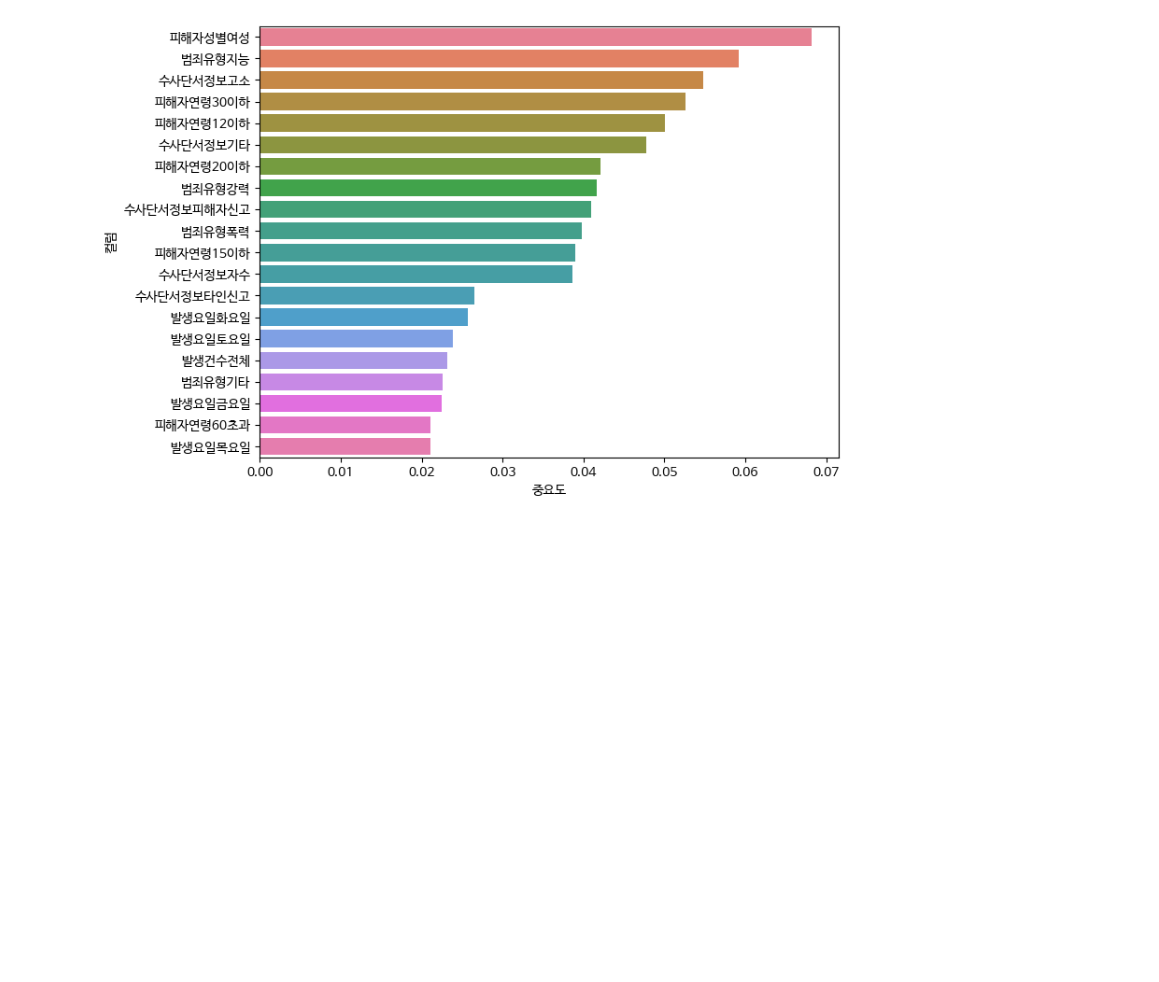
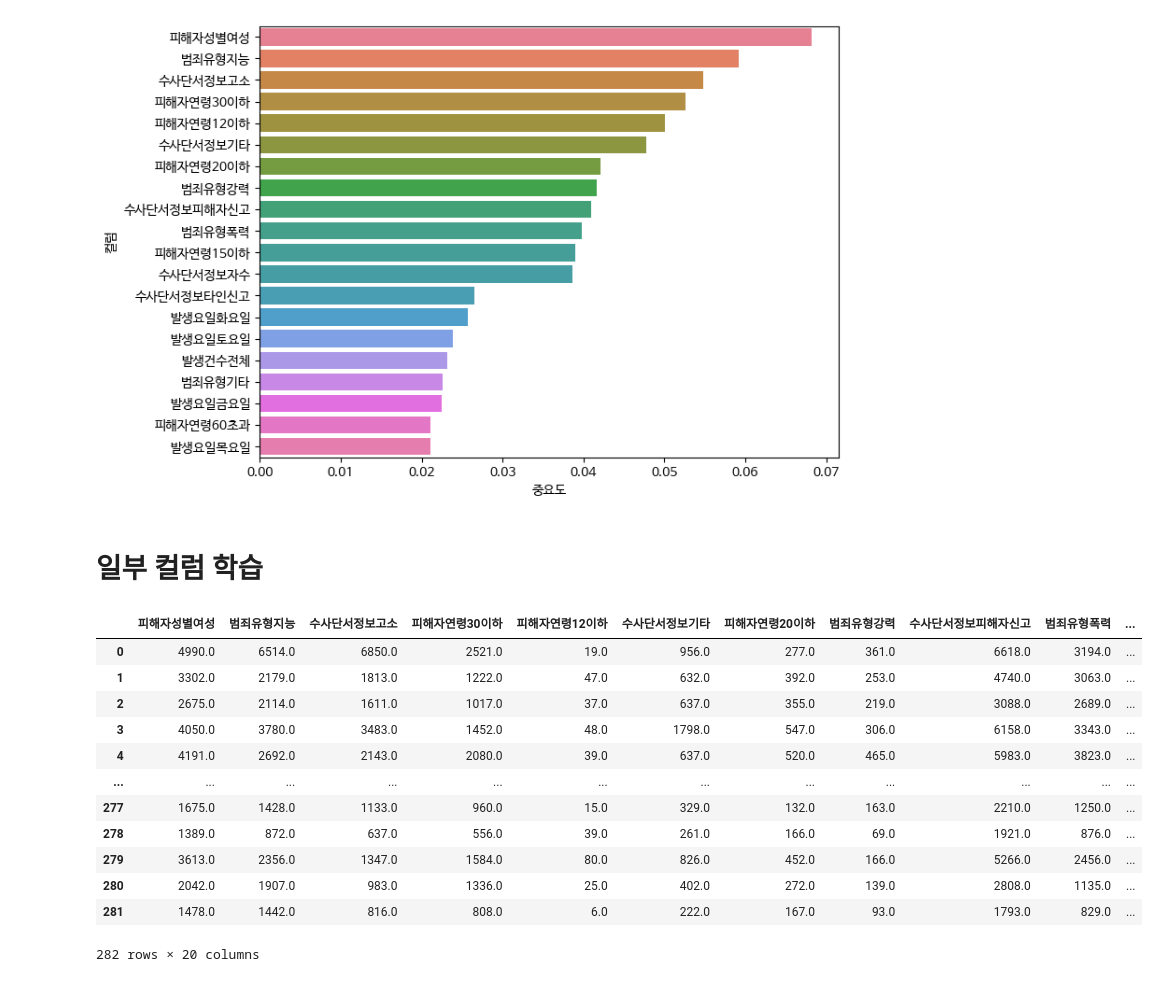
Before and after one commit to shinbad/small_project, a Jupyter notebook: AI_project.ipynb, the cells around one changed output. Cells and saved outputs as stored; diff of their text form; code cells hidden in the pictures; blank space fills up the shorter version.

```diff
--- a/AI_project.ipynb
+++ b/AI_project.ipynb
@@ -549,3 +573,21 @@ plt.rc('font', family='NanumBarunGothic')
 plt.show()
 # %% [output]
 [figure]
+# %% [markdown]
+# 일부 컬럼 학습
+# %%
+data[ftr_top.index]
+# %% [output]
+|  | 피해자성별여성 | 범죄유형지능 | 수사단서정보고소 | 피해자연령30이하 | 피해자연령12이하 | 수사단서정보기타 | 피해자연령20이하 | 범죄유형강력 | 수사단서정보피해자신고 | 범죄유형폭력 | ... |
+| 0 | 4990.0 | 6514.0 | 6850.0 | 2521.0 | 19.0 | 956.0 | 277.0 | 361.0 | 6618.0 | 3194.0 | ... |
+| 1 | 3302.0 | 2179.0 | 1813.0 | 1222.0 | 47.0 | 632.0 | 392.0 | 253.0 | 4740.0 | 3063.0 | ... |
+| 2 | 2675.0 | 2114.0 | 1611.0 | 1017.0 | 37.0 | 637.0 | 355.0 | 219.0 | 3088.0 | 2689.0 | ... |
+| 3 | 4050.0 | 3780.0 | 3483.0 | 1452.0 | 48.0 | 1798.0 | 547.0 | 306.0 | 6158.0 | 3343.0 | ... |
+| 4 | 4191.0 | 2692.0 | 2143.0 | 2080.0 | 39.0 | 637.0 | 520.0 | 465.0 | 5983.0 | 3823.0 | ... |
+| ... | ... | ... | ... | ... | ... | ... | ... | ... | ... | ... | ... |
+| 277 | 1675.0 | 1428.0 | 1133.0 | 960.0 | 15.0 | 329.0 | 132.0 | 163.0 | 2210.0 | 1250.0 | ... |
+| 278 | 1389.0 | 872.0 | 637.0 | 556.0 | 39.0 | 261.0 | 166.0 | 69.0 | 1921.0 | 876.0 | ... |
+| 279 | 3613.0 | 2356.0 | 1347.0 | 1584.0 | 80.0 | 826.0 | 452.0 | 166.0 | 5266.0 | 2456.0 | ... |
+| 280 | 2042.0 | 1907.0 | 983.0 | 1336.0 | 25.0 | 402.0 | 272.0 | 139.0 | 2808.0 | 1135.0 | ... |
+| 281 | 1478.0 | 1442.0 | 816.0 | 808.0 | 6.0 | 222.0 | 167.0 | 93.0 | 1793.0 | 829.0 | ... |
+282 rows × 20 columns
```
Also changed, not shown: parts of 12 cells of this notebook.
